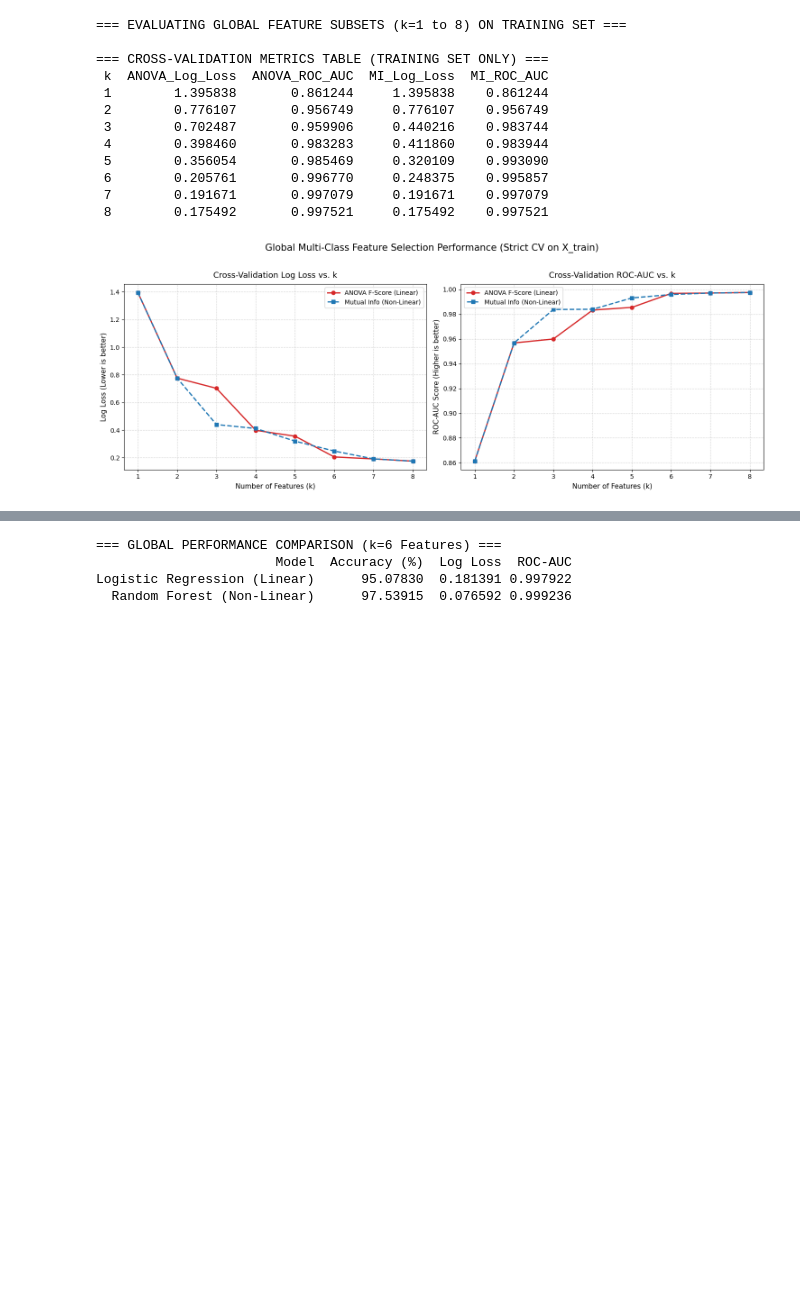
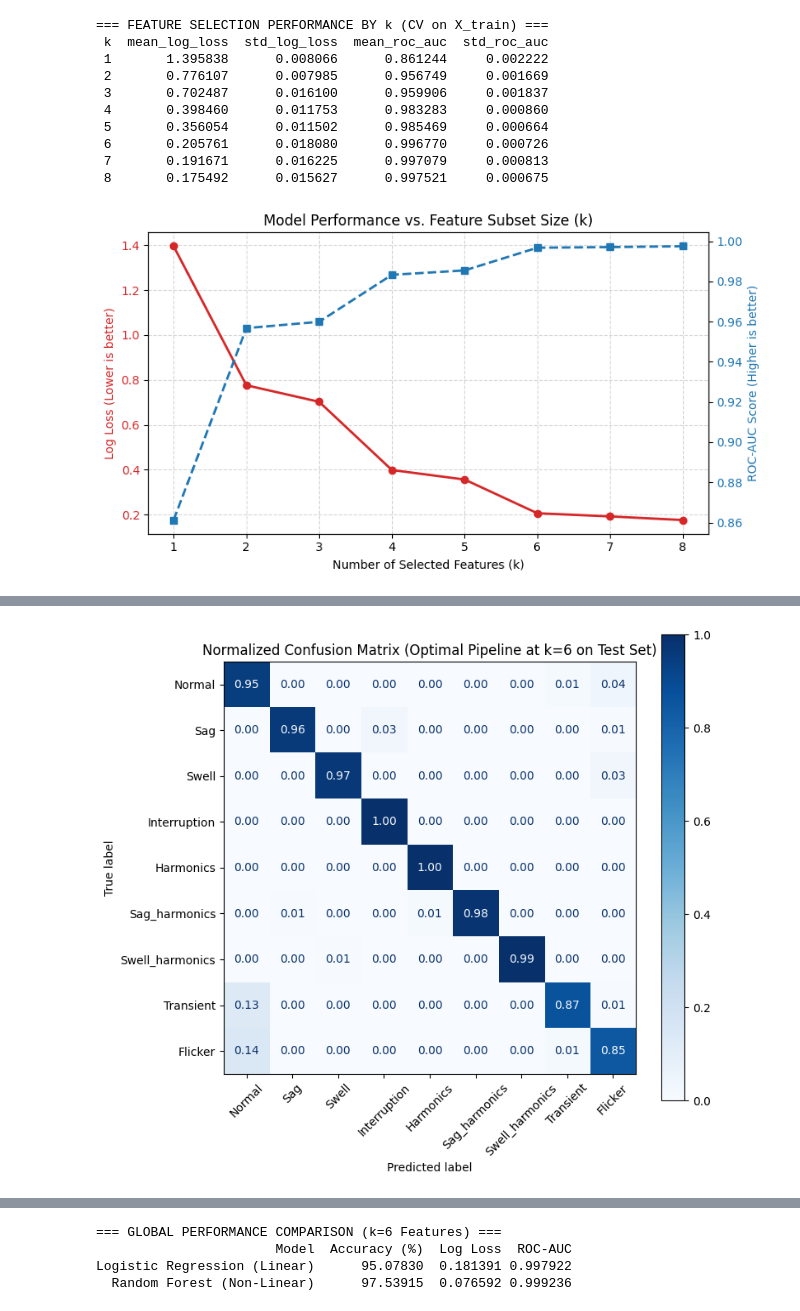
Before and after one commit to Kibestar/EE4C12---Machine-Learning-Project, a Jupyter notebook: Code/01 Task/PAUL_test_features_globally.ipynb, the cells around one changed output, grey strips where cells are left out. Drawn from its saved outputs; the diff is of its cells as text; code cells hidden in the pictures; blank space fills up the shorter version.

Commit message:
individual feature selection

```diff
--- a/Code/01 Task/PAUL_test_features_globally.ipynb
+++ b/Code/01 Task/PAUL_test_features_globally.ipynb
@@ -117,44 +117,42 @@ fig.tight_layout()
 plt.show()
 
 # -----------------------------------------------------------------------------
 # 4. Train Final Pipeline on k=6 and Plot Normalized Confusion Matrix (X_test)
 # -----------------------------------------------------------------------------
 final_pipeline = Pipeline(
     [
         ("scaler", StandardScaler()),
         ("select_k", SelectKBest(score_func=f_classif, k=6)),
         ("classifier", LogisticRegression(max_iter=1000, random_state=42)),
     ]
 )
 
 final_pipeline.fit(X_train, y_train)
 y_pred = final_pipeline.predict(X_test)
 
 fig, ax = plt.subplots(figsize=(8, 7))
 ConfusionMatrixDisplay.from_predictions(
     y_test,
     y_pred,
     display_labels=class_labels,
     xticks_rotation=45,
     cmap="Blues",
     normalize="true",
     values_format=".2f",
     ax=ax,
 )
-plt.title("Normalized Confusion Matrix (Optimal Pipeline at k=6 on Holdout Test Set)")
+plt.title("Normalized Confusion Matrix (Optimal Pipeline at k=6 on Test Set)")
 plt.tight_layout()
 plt.show()
 # %% [output]
-=== EVALUATING GLOBAL FEATURE SUBSETS (k=1 to 8) ON TRAINING SET ===
-
-=== CROSS-VALIDATION METRICS TABLE (TRAINING SET ONLY) ===
- k  ANOVA_Log_Loss  ANOVA_ROC_AUC  MI_Log_Loss  MI_ROC_AUC
- 1        1.395838       0.861244     1.395838    0.861244
- 2        0.776107       0.956749     0.776107    0.956749
- 3        0.702487       0.959906     0.440216    0.983744
- 4        0.398460       0.983283     0.411860    0.983944
- 5        0.356054       0.985469     0.320109    0.993090
- 6        0.205761       0.996770     0.248375    0.995857
- 7        0.191671       0.997079     0.191671    0.997079
- 8        0.175492       0.997521     0.175492    0.997521
+=== FEATURE SELECTION PERFORMANCE BY k (CV on X_train) ===
+ k  mean_log_loss  std_log_loss  mean_roc_auc  std_roc_auc
+ 1       1.395838      0.008066      0.861244     0.002222
+ 2       0.776107      0.007985      0.956749     0.001669
+ 3       0.702487      0.016100      0.959906     0.001837
+ 4       0.398460      0.011753      0.983283     0.000860
+ 5       0.356054      0.011502      0.985469     0.000664
+ 6       0.205761      0.018080      0.996770     0.000726
+ 7       0.191671      0.016225      0.997079     0.000813
+ 8       0.175492      0.015627      0.997521     0.000675
-[figure, old version]
+[figure, new version]
@@ -164,2 +159,3 @@ Mutual Info    -> Test Log Loss: 0.2391
+[figure, added]
 # %%
 from sklearn.feature_selection import mutual_info_classif
```
Also changed, not shown: parts of 3 cells of this notebook.
